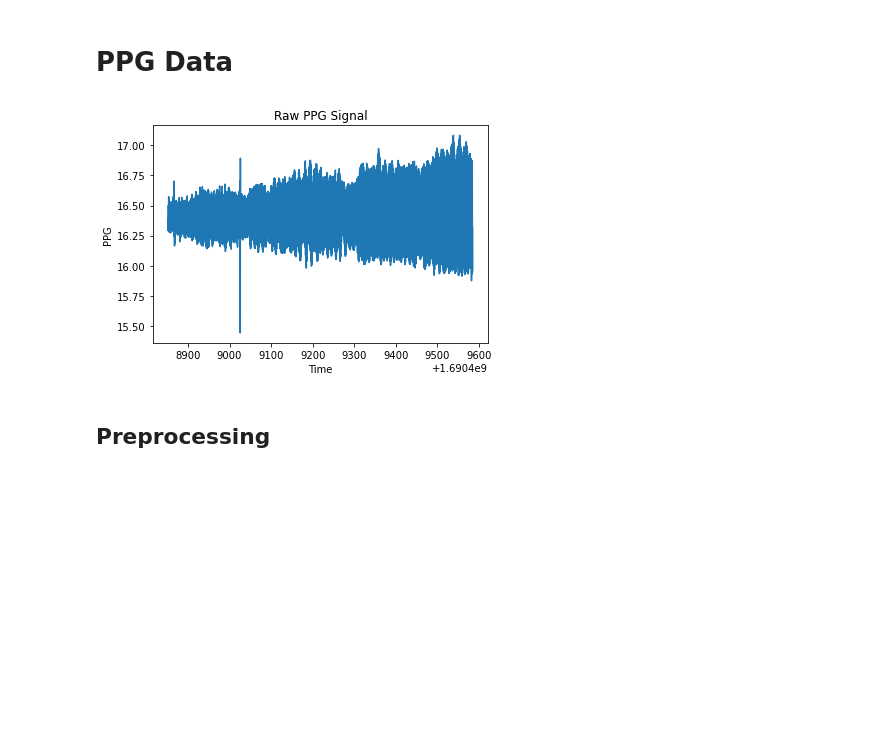
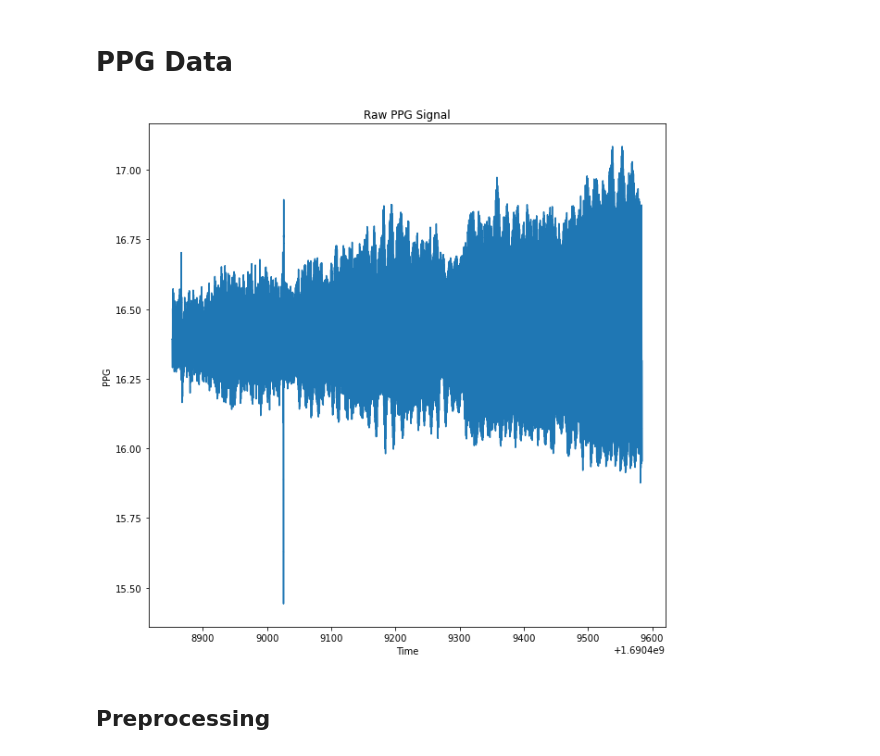
Before and after one commit to nibhaakireddy/ruby-neurotech, a Jupyter notebook: Ruby Neurotech - PPG Data.ipynb, the cells around one changed output. Cells and saved outputs as stored; diff of their text form; code cells hidden in the pictures; blank space fills up the shorter version.

```diff
--- a/Ruby Neurotech - PPG Data.ipynb
+++ b/Ruby Neurotech - PPG Data.ipynb
@@ -16,15 +16,15 @@ with open('example_data.csv', 'r') as file:
 
 data_array = np.array(data, dtype = 'float')
 # %%
-plt.figure(figsize=)
+plt.figure(figsize=(10,10))
 plt.plot(data_array[:,0], data_array[:,1])
 plt.xlabel('Time')
 plt.ylabel('PPG')
 plt.title('Raw PPG Signal')
 plt.ion()
 plt.show()
 # %% [output]
-[figure, old version]
+[figure, new version]
 # %% [markdown]
 ## Preprocessing
 # %%
```
Also changed, not shown: 1 other file.
